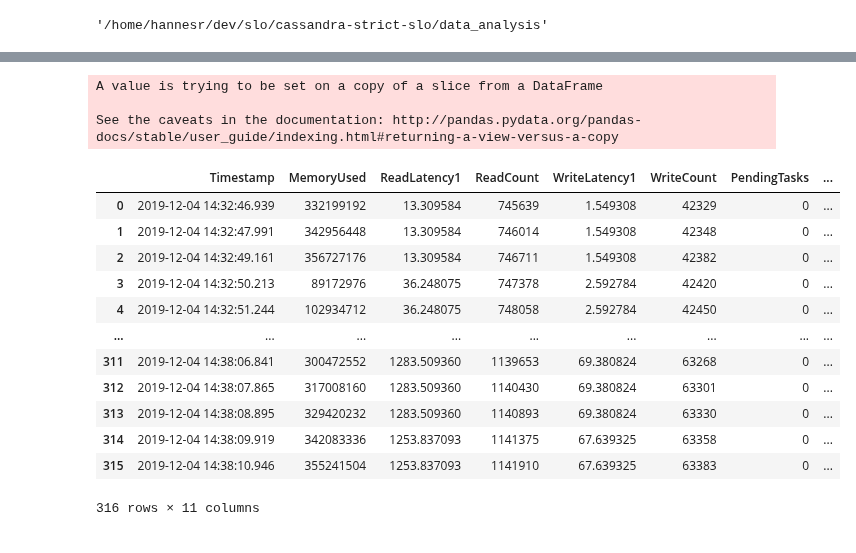
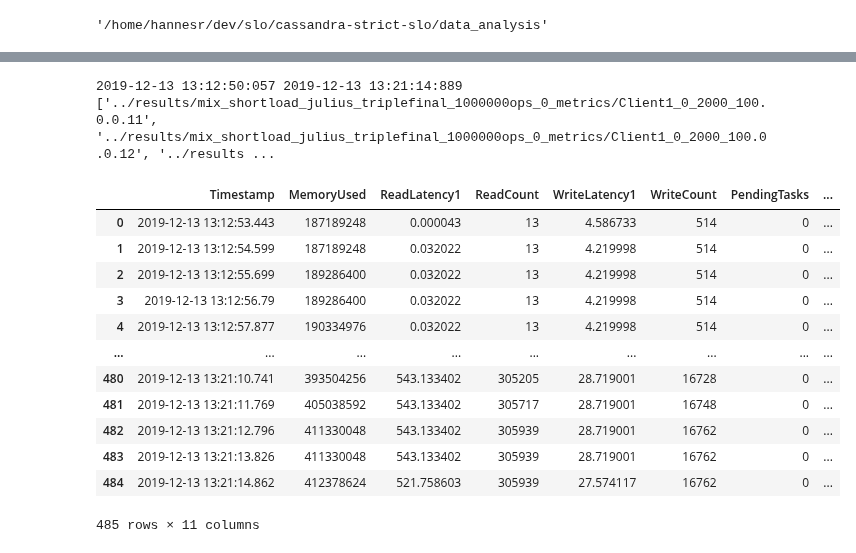
Before and after one commit to hannesrabo/cassandra-strict-slo, a Jupyter notebook: data_analysis/plot_mixed_workloads.ipynb, the cells around one changed output, grey strips where cells are left out. Saved outputs shown, nothing was run; the diff lists cells and outputs as text; code cells hidden in the pictures.

Commit message:
Added more data analysis

```diff
--- a/data_analysis/plot_mixed_workloads.ipynb
+++ b/data_analysis/plot_mixed_workloads.ipynb
@@ -9,6 +7,18 @@ RESULTS_DIR = "../results"
+# %%
+# RESULTS_DIR = "../results" # This is the good version
+# BENCHMARK = "mixShortload_julius_1000000ops"
+# CLIENT_NAME = "Client1"
+
+# RESULTS_DIR = "../results"
+# BENCHMARK = "double_test_julius_"
+# CLIENT_NAME = "Client1"
+
+RESULTS_DIR = "../results" # This is the real version
+BENCHMARK = "mix_shortload_julius_triplefinal_1000000ops_"
+CLIENT_NAME = "Client1"
 # %%
 import os
 for file in os.listdir(RESULTS_DIR):
-    if file.startswith("mixload_1000000ops") and file.endswith("Client1"):
+    if file.startswith(BENCHMARK) and file.endswith(CLIENT_NAME):
         print(file)
 # %% [output]
@@ -22,7 +32,7 @@ mixload_1000000ops_5_Client1
 # %%
 mixload_files = list(map(lambda file: RESULTS_DIR + "/" + file,
                     filter(lambda file:
-                       file.startswith("mixload_1000000ops") and file.endswith("Client1"),
+                       file.startswith(BENCHMARK) and file.endswith(CLIENT_NAME),
                        os.listdir(RESULTS_DIR)
                     )))
 mixload_files
@@ -207,10 +225,11 @@ def get_timestamps(filename):
 
     # Remove everything before "Starting test"
     def get_line_with_find(lines, regex):
+        line_index = -1
         for index, line in enumerate(lines):
             if line.find(regex) != -1:
-                return index
-        return -1
+                line_index = index
+        return line_index
 
 
     body_index = get_line_with_find(lines, 'Starting test.')
@@ -232,55 +251,56 @@ def get_timestamps(filename):
 
     return (start_time_string, end_time_string)
 
-def get_cassandra_metrics(filename):
+def get_cassandra_metrics(filename, node_id=0):
     metrics_file = "_".join(filename.split("_")[:-1]) + "_metrics"
 
     files = list(map(lambda file: metrics_file + "/" + file,
                     filter(lambda file:
-                       file.startswith("Client1"),# and file.endswith("Client1"),
+                       file.startswith(CLIENT_NAME),# and file.endswith("Client1"),
                        os.listdir(metrics_file + "/")
                     )))
 
-
-#     print(files)
-
-    metrics_df_node1 = pd.read_csv(files[1], parse_dates=True, infer_datetime_format=True, skipinitialspace=True)
+    metrics_df_node1 = pd.read_csv(files[node_id], parse_dates=True, infer_datetime_format=True, skipinitialspace=True)
     metrics_df_node1 = metrics_df_node1.dropna(axis='columns', how='all')
 
 
     start_time_string, end_time_string = get_timestamps(filename)
-    in_benchmark = (metrics_df_node1['Timestamp'] > start_time_string) & (metrics_df_node1['Timestamp'] < end_time_string)
+
+    print(start_time_string, end_time_string)
+    print(files)
+
+    in_benchmark = (metrics_df_node1['Timestamp'] > start_time_string)# & (metrics_df_node1['Timestamp'] < end_time_string)
     metrics_df_node1 = metrics_df_node1[in_benchmark]
 
     metrics_df_node1['ReadThroughput'] = metrics_df_node1['ReadCount'] - metrics_df_node1['ReadCount'].shift(1)
     metrics_df_node1['WriteThroughput'] = metrics_df_node1['WriteCount'] - metrics_df_node1['WriteCount'].shift(1)
 
     metrics_df_node1 = metrics_df_node1.fillna(0)
 
-    metrics_df_node1['SRDelay'][0] = 0
+#     metrics_df_node1['SRDelay'][0] = 0
 
 
     return metrics_df_node1
 
 
+
+
 metrics_df_node1 = get_cassandra_metrics(mixload_files[0])
 
 metrics_df_node1
-# mixload_files
 # %% [output]
-A value is trying to be set on a copy of a slice from a DataFrame
-
-See the caveats in the documentation: http://pandas.pydata.org/pandas-docs/stable/user_guide/indexing.html#returning-a-view-versus-a-copy
+2019-12-13 13:12:50:057 2019-12-13 13:21:14:889
+['../results/mix_shortload_julius_triplefinal_1000000ops_0_metrics/Client1_0_2000_100.0.0.11', '../results/mix_shortload_julius_triplefinal_1000000ops_0_metrics/Client1_0_2000_100.0.0.12', '../results ...
 |  | Timestamp | MemoryUsed | ReadLatency1 | ReadCount | WriteLatency1 | WriteCount | PendingTasks | ... |
-| 0 | 2019-12-04 14:32:46.939 | 332199192 | 13.309584 | 745639 | 1.549308 | 42329 | 0 | ... |
-| 1 | 2019-12-04 14:32:47.991 | 342956448 | 13.309584 | 746014 | 1.549308 | 42348 | 0 | ... |
-| 2 | 2019-12-04 14:32:49.161 | 356727176 | 13.309584 | 746711 | 1.549308 | 42382 | 0 | ... |
-| 3 | 2019-12-04 14:32:50.213 | 89172976 | 36.248075 | 747378 | 2.592784 | 42420 | 0 | ... |
-| 4 | 2019-12-04 14:32:51.244 | 102934712 | 36.248075 | 748058 | 2.592784 | 42450 | 0 | ... |
+| 0 | 2019-12-13 13:12:53.443 | 187189248 | 0.000043 | 13 | 4.586733 | 514 | 0 | ... |
+| 1 | 2019-12-13 13:12:54.599 | 187189248 | 0.032022 | 13 | 4.219998 | 514 | 0 | ... |
+| 2 | 2019-12-13 13:12:55.699 | 189286400 | 0.032022 | 13 | 4.219998 | 514 | 0 | ... |
+| 3 | 2019-12-13 13:12:56.79 | 189286400 | 0.032022 | 13 | 4.219998 | 514 | 0 | ... |
+| 4 | 2019-12-13 13:12:57.877 | 190334976 | 0.032022 | 13 | 4.219998 | 514 | 0 | ... |
 | ... | ... | ... | ... | ... | ... | ... | ... | ... |
-| 311 | 2019-12-04 14:38:06.841 | 300472552 | 1283.509360 | 1139653 | 69.380824 | 63268 | 0 | ... |
-| 312 | 2019-12-04 14:38:07.865 | 317008160 | 1283.509360 | 1140430 | 69.380824 | 63301 | 0 | ... |
-| 313 | 2019-12-04 14:38:08.895 | 329420232 | 1283.509360 | 1140893 | 69.380824 | 63330 | 0 | ... |
-| 314 | 2019-12-04 14:38:09.919 | 342083336 | 1253.837093 | 1141375 | 67.639325 | 63358 | 0 | ... |
-| 315 | 2019-12-04 14:38:10.946 | 355241504 | 1253.837093 | 1141910 | 67.639325 | 63383 | 0 | ... |
+| 480 | 2019-12-13 13:21:10.741 | 393504256 | 543.133402 | 305205 | 28.719001 | 16728 | 0 | ... |
+| 481 | 2019-12-13 13:21:11.769 | 405038592 | 543.133402 | 305717 | 28.719001 | 16748 | 0 | ... |
+| 482 | 2019-12-13 13:21:12.796 | 411330048 | 543.133402 | 305939 | 28.719001 | 16762 | 0 | ... |
+| 483 | 2019-12-13 13:21:13.826 | 411330048 | 543.133402 | 305939 | 28.719001 | 16762 | 0 | ... |
+| 484 | 2019-12-13 13:21:14.862 | 412378624 | 521.758603 | 305939 | 27.574117 | 16762 | 0 | ... |
-316 rows × 11 columns
+485 rows × 11 columns
```
Also changed, not shown: parts of 16 cells of this notebook, 1 other file.
